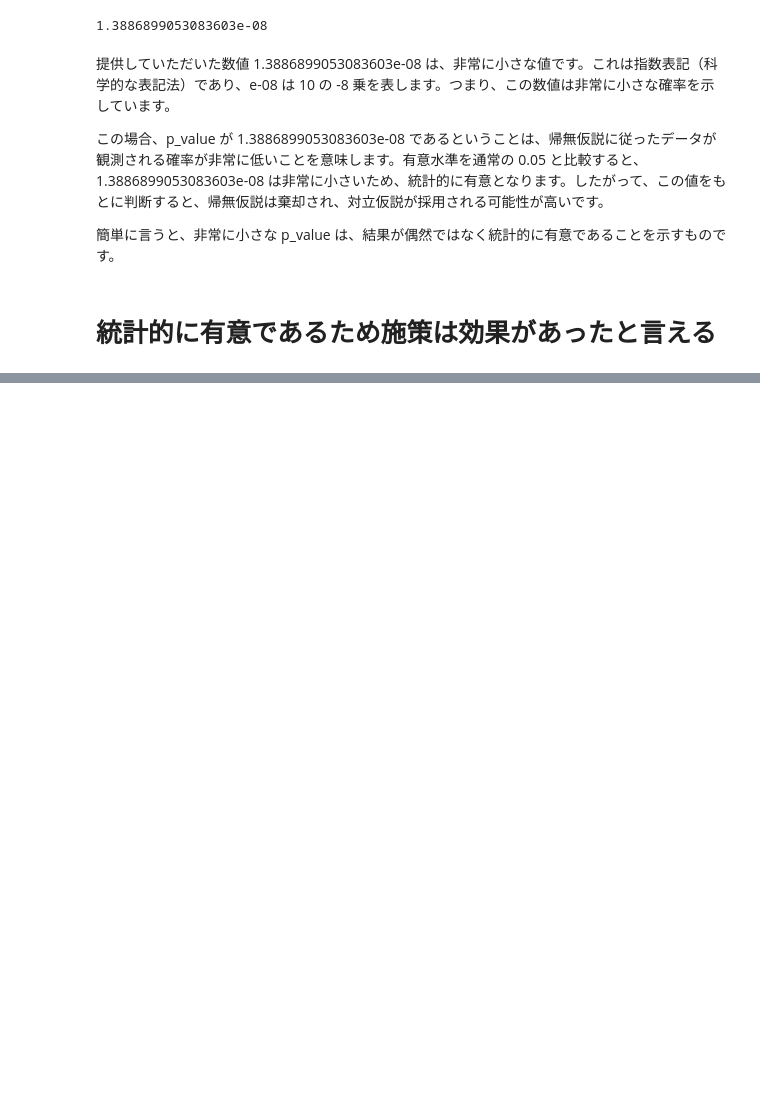
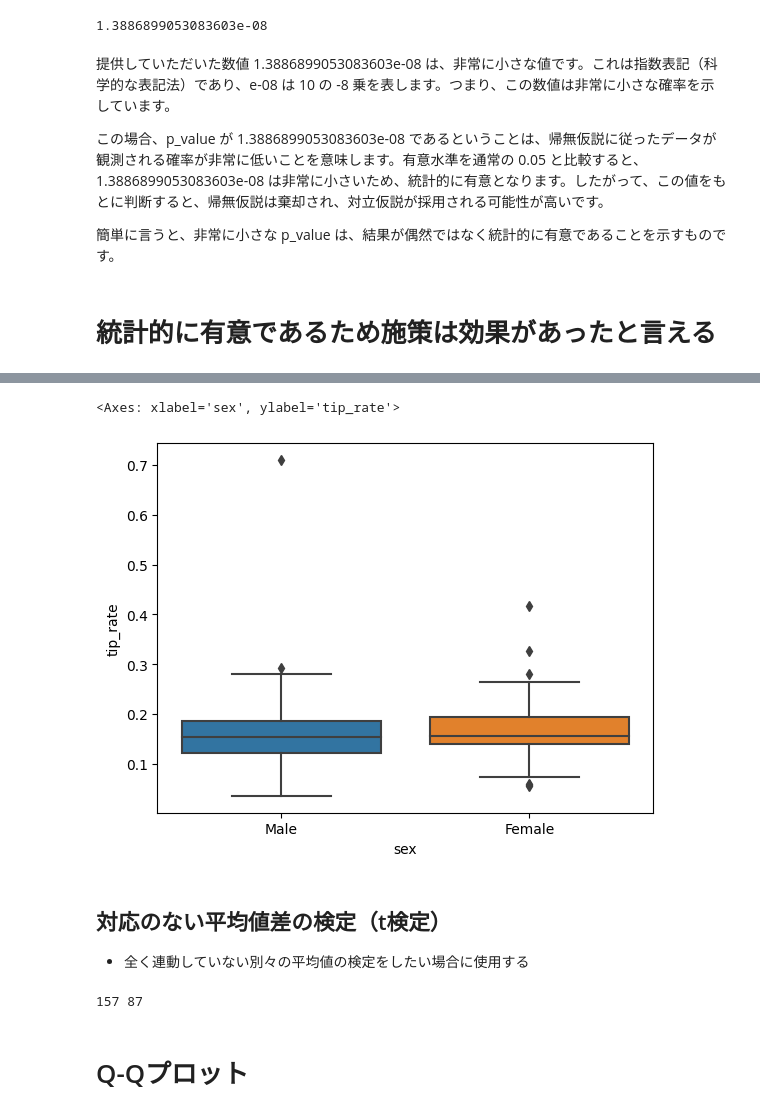
Before and after one commit to phonon-py/ZTest_ws, a Jupyter notebook: z_test.ipynb, the cells around one changed output, grey strips where cells are left out. Cells and saved outputs as stored; diff of their text form; code cells hidden in the pictures; blank space fills up the shorter version.

```diff
--- a/z_test.ipynb
+++ b/z_test.ipynb
@@ -47,0 +118,14 @@ p_value
+# %%
+sns.boxplot(data=df, x='sex', y='tip_rate')
+# %% [output]
+<Axes: xlabel='sex', ylabel='tip_rate'>
+[figure, added]
+# %% [markdown]
+## 対応のない平均値差の検定（t検定）
+- 全く連動していない別々の平均値の検定をしたい場合に使用する
+# %%
+print(len(male_tip_rate), len(female_tip_rate))
+# %% [output]
+157 87
+# %% [markdown]
+# Q-Qプロット
```
Also changed, not shown: parts of 30 cells of this notebook.
